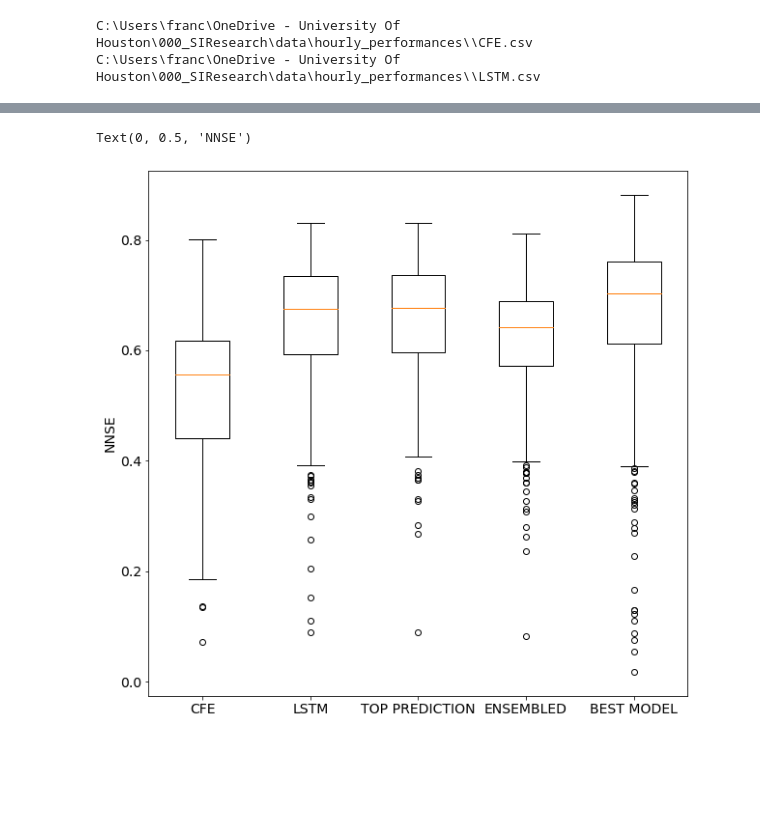
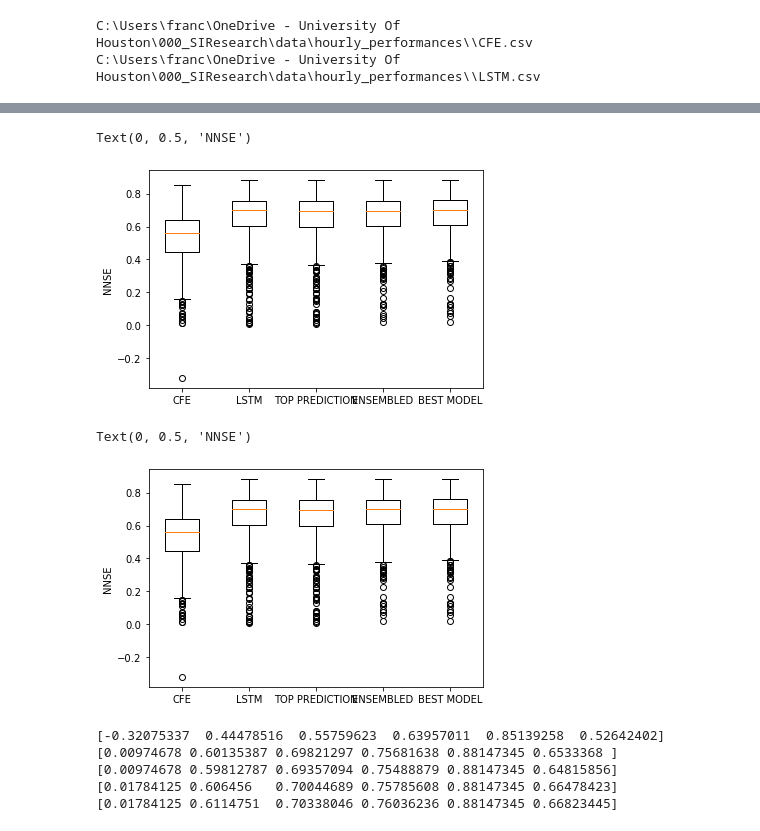
Before and after one commit to bolotinl/nextgen-form-eval, a Jupyter notebook: FrankTests/JonathanDatasets/ModelGrader_IndivRF_ModelPicking.ipynb, the cells around one changed output, grey strips where cells are left out. Cells and saved outputs as stored; diff of their text form; code cells hidden in the pictures; blank space fills up the shorter version.

```diff
--- a/FrankTests/JonathanDatasets/ModelGrader_IndivRF_ModelPicking.ipynb
+++ b/FrankTests/JonathanDatasets/ModelGrader_IndivRF_ModelPicking.ipynb
@@ -273,5 +273,5 @@ plt.hist(wrong_model_perfdiff, bins=20)
 # %%
-def ensemblePerf(perf, threshold=0.2):
+def ensemblePerf(perf, target, threshold=0.2):
     # TODO: CONSIDER DOING A MORE ROBUST THING WERE YOU CALCULATE THE DIFFERENCE
     # BETWEEN EACH PERFORMANCE AND THE MINIMUM OF THE ROW WITHOUT ITSELF
     # THEN, RUN A NP.WHERE TO ESTABLISH THAT IF BIGGER THAN THRESHOLD, SET TO NAN
@@ -289,9 +289,16 @@ def ensemblePerf(perf, threshold=0.2):
     # CALCULATE THE VALUES FOR ENSEMBLING MODELS
     row_sums = perf.sum(axis=1)
     perf_norm = perf / row_sums[:, np.newaxis]
-    ens_perf = np.sum(perf * perf_norm, axis=1)
+    ens_perf = np.sum(target * perf_norm, axis=1)
+
+    # THIS IS THE BEST ACTUAL MODEL
+    # CALCULATED AS THE MAXIMUM OF THE ACTUAL PERFORMANCES
+    # BEST ACTUAL MODEL = BAM
+    target_perf = target.to_numpy()
+    bam_idx = np.argmax(target_perf, axis=1)
+    bam_perf = target_perf[np.arange(testvalues.shape[0]), bam_idx]
 
     # CREATE OUTPUT STRUCTURE
-    output = np.where(rn < threshold, ens_perf, bpm_perf)
+    output = np.where(rn < threshold, ens_perf, bam_perf)
 
     return output
@@ -304,6 +305,43 @@ bestmodel = bam_perf
 # %%
+# ACTUAL MODEL PERFORMANCE = AMP
+amp = target.to_numpy()
+cfe = amp[:, 0]
+lstm = amp[:, 1]
+bestpred = amp[np.arange(amp.shape[0]), bpm_idx]
+ensemble = ensemblePerf(testvalues, target, threshold=0.05)
+bestmodel = bam_perf
 plt.boxplot([cfe, lstm, bestpred, ensemble, bestmodel], labels=["CFE", "LSTM", "TOP PREDICTION", "ENSEMBLED", "BEST MODEL"])
 plt.ylabel("NNSE")
 # %% [output]
 Text(0, 0.5, 'NNSE')
-[figure, old version]
+[figure, new version]
+# %%
+# ACTUAL MODEL PERFORMANCE = AMP
+amp = target.to_numpy()
+cfe = amp[:, 0]
+lstm = amp[:, 1]
+bestpred = amp[np.arange(amp.shape[0]), bpm_idx]
+ensemble = ensemblePerf(testvalues, target, threshold=0.02)
+bestmodel = bam_perf
+
+plt.boxplot([cfe, lstm, bestpred, ensemble, bestmodel], labels=["CFE", "LSTM", "TOP PREDICTION", "ENSEMBLED", "BEST MODEL"])
+plt.ylabel("NNSE")
+# %% [output]
+Text(0, 0.5, 'NNSE')
+[figure, added]
+# %%
+def summarize(a, perc=[0, 25, 50, 75, 100]):
+    p = np.nanpercentile(a, perc)
+    p = np.append(p, np.nanmean(a))
+    return p
+
+outp = [cfe, lstm, bestpred, ensemble, bestmodel]
+
+for i in outp:
+    print(summarize(i))
+# %% [output]
+[-0.32075337  0.44478516  0.55759623  0.63957011  0.85139258  0.52642402]
+[0.00974678 0.60135387 0.69821297 0.75681638 0.88147345 0.6533368 ]
+[0.00974678 0.59812787 0.69357094 0.75488879 0.88147345 0.64815856]
+[0.01784125 0.606456   0.70044689 0.75785608 0.88147345 0.66478423]
+[0.01784125 0.6114751  0.70338046 0.76036236 0.88147345 0.66823445]
```
Also changed, not shown: parts of 3 cells of this notebook.
